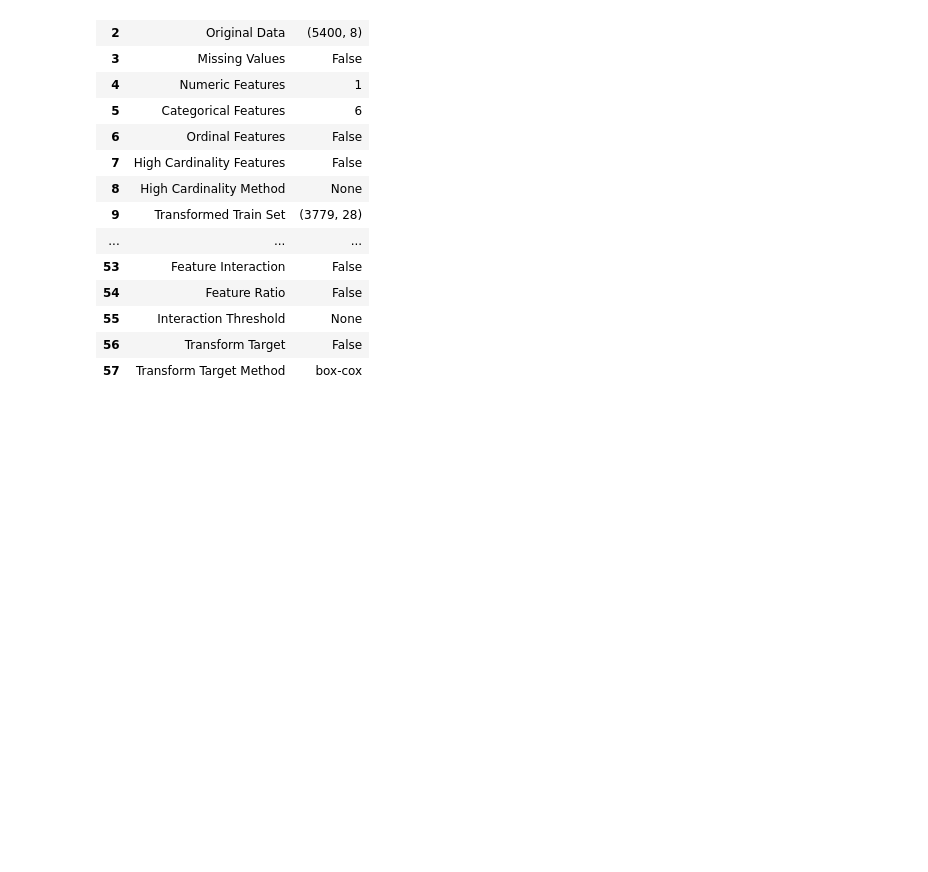
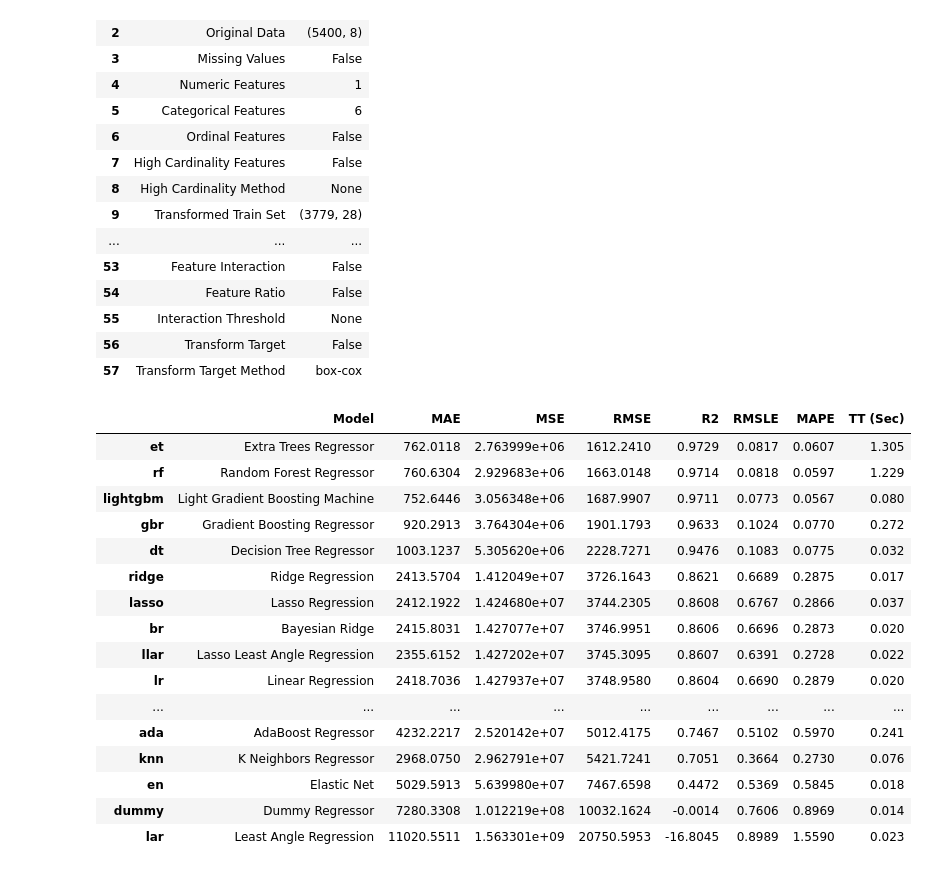
Before and after one commit to naadir95/AutoML, a Jupyter notebook: Diamond_regression.ipynb, the cells around one changed output. Saved outputs shown, nothing was run; the diff lists cells and outputs as text; code cells hidden in the pictures; blank space fills up the shorter version.

```diff
--- a/Diamond_regression.ipynb
+++ b/Diamond_regression.ipynb
@@ -48,3 +48,23 @@ exp_reg101 = setup(data = data, target = 'Price', session_id = 123)
 | 55 | Interaction Threshold | None |
 | 56 | Transform Target | False |
 | 57 | Transform Target Method | box-cox |
+# %%
+best = compare_models(sort = 'MSE')
+# %% [output]
+|  | Model | MAE | MSE | RMSE | R2 | RMSLE | MAPE | TT (Sec) |
+| et | Extra Trees Regressor | 762.0118 | 2.763999e+06 | 1612.2410 | 0.9729 | 0.0817 | 0.0607 | 1.305 |
+| rf | Random Forest Regressor | 760.6304 | 2.929683e+06 | 1663.0148 | 0.9714 | 0.0818 | 0.0597 | 1.229 |
+| lightgbm | Light Gradient Boosting Machine | 752.6446 | 3.056348e+06 | 1687.9907 | 0.9711 | 0.0773 | 0.0567 | 0.080 |
+| gbr | Gradient Boosting Regressor | 920.2913 | 3.764304e+06 | 1901.1793 | 0.9633 | 0.1024 | 0.0770 | 0.272 |
+| dt | Decision Tree Regressor | 1003.1237 | 5.305620e+06 | 2228.7271 | 0.9476 | 0.1083 | 0.0775 | 0.032 |
+| ridge | Ridge Regression | 2413.5704 | 1.412049e+07 | 3726.1643 | 0.8621 | 0.6689 | 0.2875 | 0.017 |
+| lasso | Lasso Regression | 2412.1922 | 1.424680e+07 | 3744.2305 | 0.8608 | 0.6767 | 0.2866 | 0.037 |
+| br | Bayesian Ridge | 2415.8031 | 1.427077e+07 | 3746.9951 | 0.8606 | 0.6696 | 0.2873 | 0.020 |
+| llar | Lasso Least Angle Regression | 2355.6152 | 1.427202e+07 | 3745.3095 | 0.8607 | 0.6391 | 0.2728 | 0.022 |
+| lr | Linear Regression | 2418.7036 | 1.427937e+07 | 3748.9580 | 0.8604 | 0.6690 | 0.2879 | 0.020 |
+| ... | ... | ... | ... | ... | ... | ... | ... | ... |
+| ada | AdaBoost Regressor | 4232.2217 | 2.520142e+07 | 5012.4175 | 0.7467 | 0.5102 | 0.5970 | 0.241 |
+| knn | K Neighbors Regressor | 2968.0750 | 2.962791e+07 | 5421.7241 | 0.7051 | 0.3664 | 0.2730 | 0.076 |
+| en | Elastic Net | 5029.5913 | 5.639980e+07 | 7467.6598 | 0.4472 | 0.5369 | 0.5845 | 0.018 |
+| dummy | Dummy Regressor | 7280.3308 | 1.012219e+08 | 10032.1624 | -0.0014 | 0.7606 | 0.8969 | 0.014 |
+| lar | Least Angle Regression | 11020.5511 | 1.563301e+09 | 20750.5953 | -16.8045 | 0.8989 | 1.5590 | 0.023 |
```
Also changed, not shown: parts of 4 cells of this notebook.
